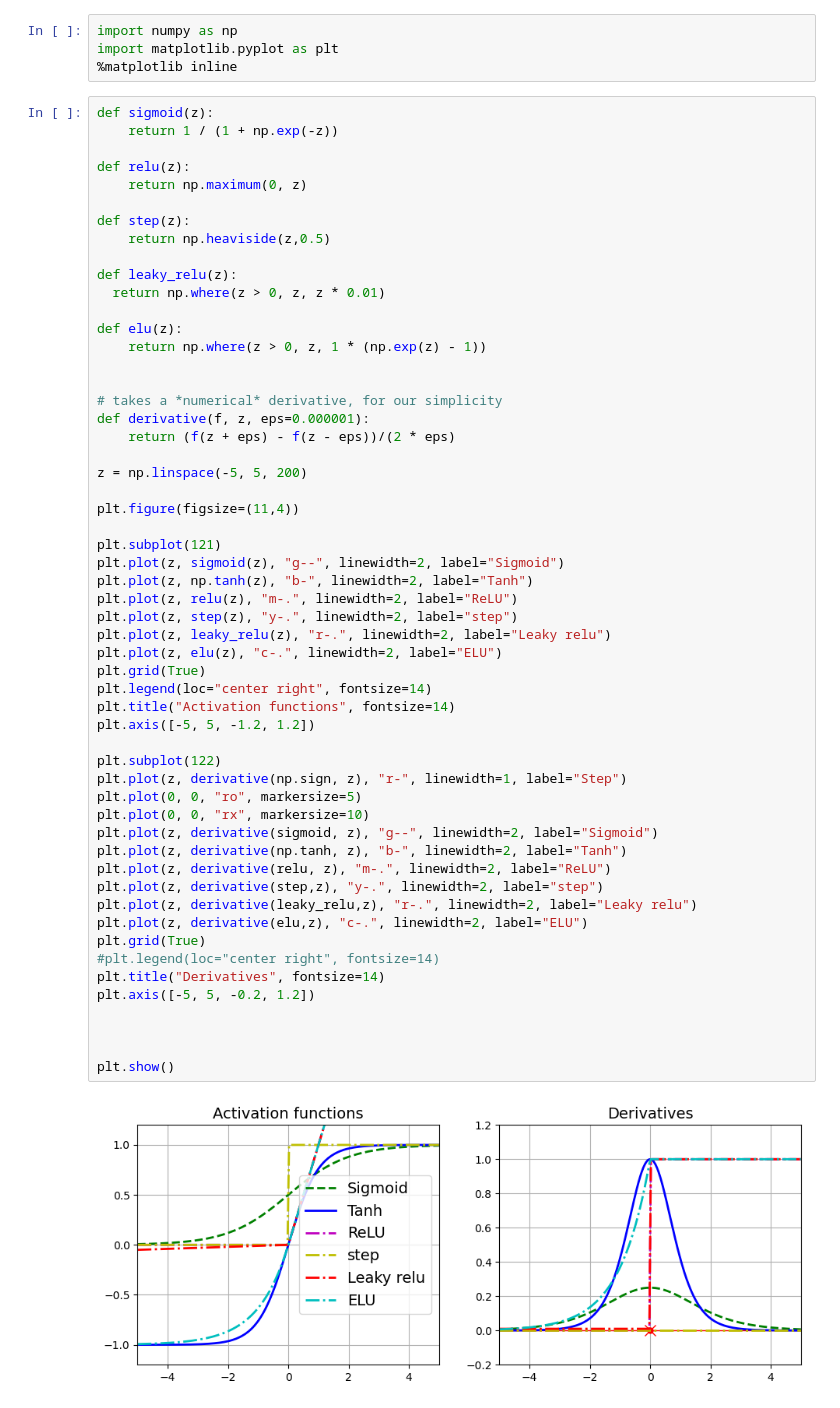
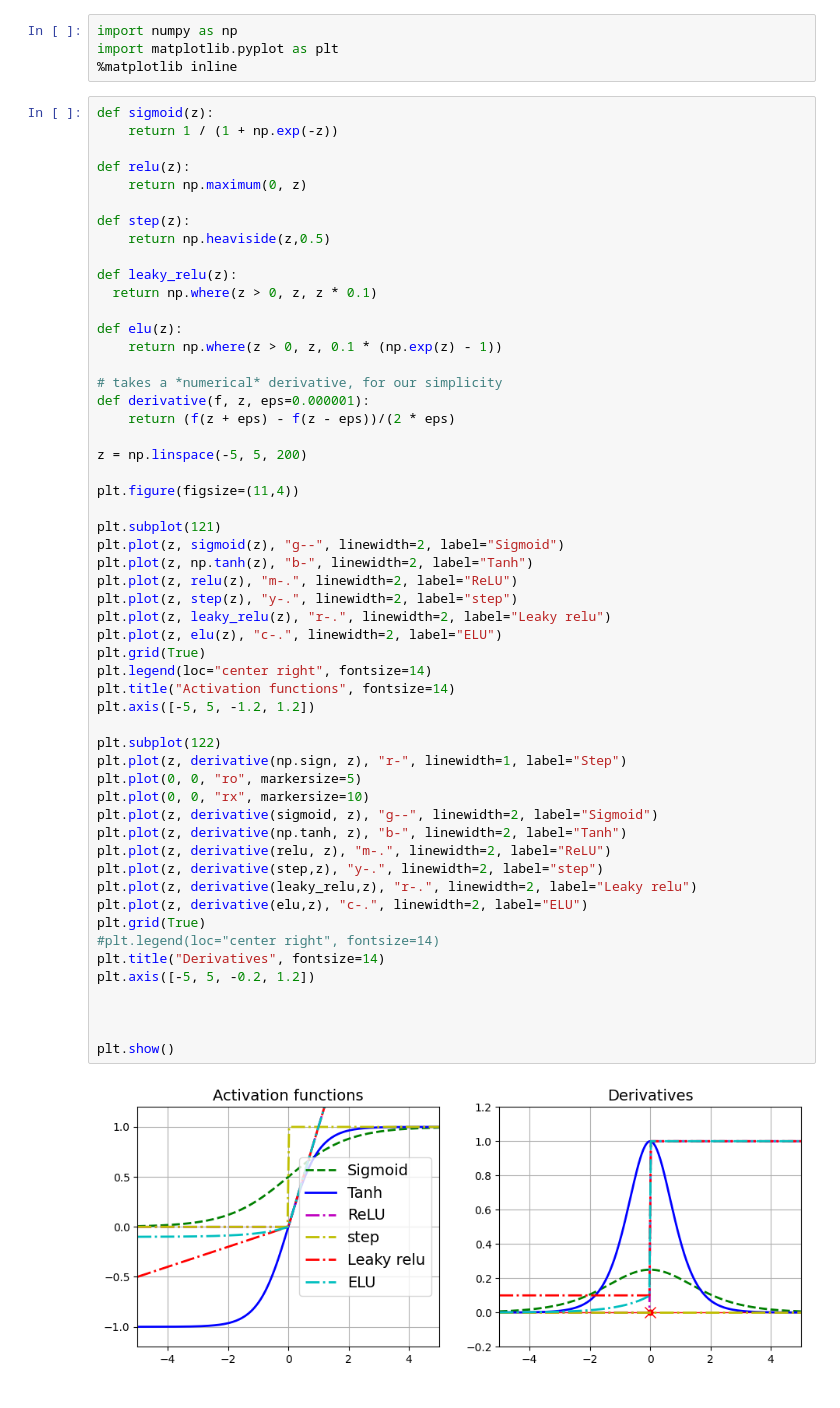
Before and after one commit to PhilReg/LabexercisesComplete, a Jupyter notebook: Assignment10/Activation_Functions.ipynb, the cells around one changed output. Saved outputs shown, nothing was run; the diff lists cells and outputs as text.

```diff
--- a/Assignment10/Activation_Functions.ipynb
+++ b/Assignment10/Activation_Functions.ipynb
@@ -13,11 +13,10 @@ def step(z):
     return np.heaviside(z,0.5)
 
 def leaky_relu(z):
-  return np.where(z > 0, z, z * 0.01)
+  return np.where(z > 0, z, z * 0.1)
 
 def elu(z):
-    return np.where(z > 0, z, 1 * (np.exp(z) - 1))
-
+    return np.where(z > 0, z, 0.1 * (np.exp(z) - 1))
 
 # takes a *numerical* derivative, for our simplicity
 def derivative(f, z, eps=0.000001):
@@ -31,31 +30,31 @@ plt.subplot(121)
 plt.plot(z, sigmoid(z), "g--", linewidth=2, label="Sigmoid")
 plt.plot(z, np.tanh(z), "b-", linewidth=2, label="Tanh")
 plt.plot(z, relu(z), "m-.", linewidth=2, label="ReLU")
 plt.plot(z, step(z), "y-.", linewidth=2, label="step")
 plt.plot(z, leaky_relu(z), "r-.", linewidth=2, label="Leaky relu")
 plt.plot(z, elu(z), "c-.", linewidth=2, label="ELU")
 plt.grid(True)
 plt.legend(loc="center right", fontsize=14)
 plt.title("Activation functions", fontsize=14)
 plt.axis([-5, 5, -1.2, 1.2])
 
 plt.subplot(122)
 plt.plot(z, derivative(np.sign, z), "r-", linewidth=1, label="Step")
 plt.plot(0, 0, "ro", markersize=5)
 plt.plot(0, 0, "rx", markersize=10)
 plt.plot(z, derivative(sigmoid, z), "g--", linewidth=2, label="Sigmoid")
 plt.plot(z, derivative(np.tanh, z), "b-", linewidth=2, label="Tanh")
 plt.plot(z, derivative(relu, z), "m-.", linewidth=2, label="ReLU")
 plt.plot(z, derivative(step,z), "y-.", linewidth=2, label="step")
 plt.plot(z, derivative(leaky_relu,z), "r-.", linewidth=2, label="Leaky relu")
 plt.plot(z, derivative(elu,z), "c-.", linewidth=2, label="ELU")
 plt.grid(True)
 #plt.legend(loc="center right", fontsize=14)
 plt.title("Derivatives", fontsize=14)
 plt.axis([-5, 5, -0.2, 1.2])
 
 
 
 plt.show()
 # %% [output]
-[figure, old version]
+[figure, new version]
```
Also changed, not shown: parts of 1 cell of this notebook, 1 other file.
